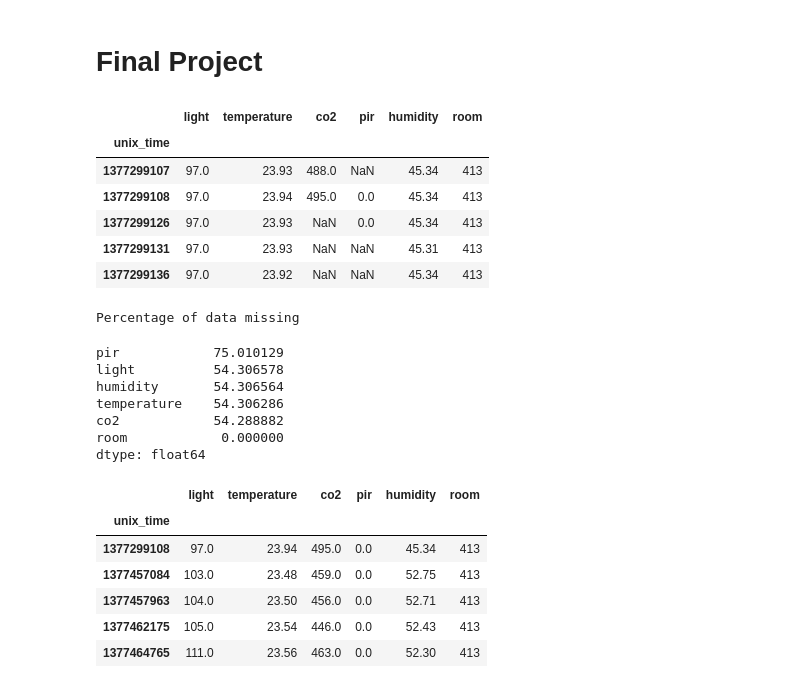
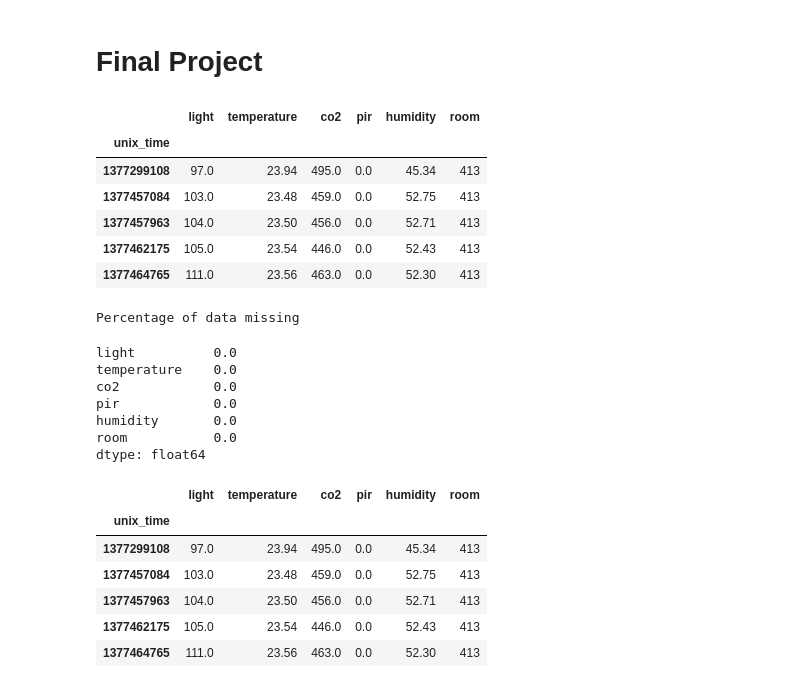
Before and after one commit to ziadhegazi/Intro-to-Artifictial-Intelligence, a Jupyter notebook: Final Project/smartbuilding.ipynb, the cells around one changed output. Saved outputs shown, nothing was run; the diff lists cells and outputs as text; code cells hidden in the pictures.

```diff
--- a/Final Project/smartbuilding.ipynb
+++ b/Final Project/smartbuilding.ipynb
@@ -18,37 +18,37 @@ pir_paths = [path for path in paths if path.name == 'pir.csv']
 # %%
 dataset = []
 for light_path, temperature_path, co2_path, pir_path, humidity_path in zip(light_paths, temperature_paths, co2_paths, pir_paths, humidity_paths):
     light_df = pd.read_csv(light_path, names=['unix_time', 'light'], index_col='unix_time')
     temperature_df = pd.read_csv(temperature_path, names=['unix_time', 'temperature'], index_col='unix_time')
     co2_df = pd.read_csv(co2_path, names=['unix_time', 'co2'], index_col='unix_time')
     humidity_df = pd.read_csv(humidity_path, names=['unix_time', 'humidity'], index_col='unix_time')
     pir_df = pd.read_csv(pir_path, names=['unix_time', 'pir'], index_col='unix_time')
 
-    df = pd.concat([light_df, temperature_df, co2_df, pir_df, humidity_df], axis=1)
+    df = pd.concat([light_df, temperature_df, co2_df, pir_df, humidity_df], axis=1, join="inner")
     df['room'] = light_path.parent.name
     dataset.append(df)
 data = pd.concat(dataset)
 
 data.head()
 # %% [output]
 |  | light | temperature | co2 | pir | humidity | room |
 | unix_time |  |  |  |  |  |  |
-| 1377299107 | 97.0 | 23.93 | 488.0 | NaN | 45.34 | 413 |
 | 1377299108 | 97.0 | 23.94 | 495.0 | 0.0 | 45.34 | 413 |
-| 1377299126 | 97.0 | 23.93 | NaN | 0.0 | 45.34 | 413 |
-| 1377299131 | 97.0 | 23.93 | NaN | NaN | 45.31 | 413 |
-| 1377299136 | 97.0 | 23.92 | NaN | NaN | 45.34 | 413 |
+| 1377457084 | 103.0 | 23.48 | 459.0 | 0.0 | 52.75 | 413 |
+| 1377457963 | 104.0 | 23.50 | 456.0 | 0.0 | 52.71 | 413 |
+| 1377462175 | 105.0 | 23.54 | 446.0 | 0.0 | 52.43 | 413 |
+| 1377464765 | 111.0 | 23.56 | 463.0 | 0.0 | 52.30 | 413 |
 # %%
 print("Percentage of data missing")
 data.isnull().sum().sort_values(ascending = False)/len(data)*100
 # %% [output]
 Percentage of data missing
-pir            75.010129
-light          54.306578
-humidity       54.306564
-temperature    54.306286
-co2            54.288882
-room            0.000000
+light          0.0
+temperature    0.0
+co2            0.0
+pir            0.0
+humidity       0.0
+room           0.0
 dtype: float64
 # %%
 data = data.dropna()
```
Also changed, not shown: parts of 16 cells of this notebook.
